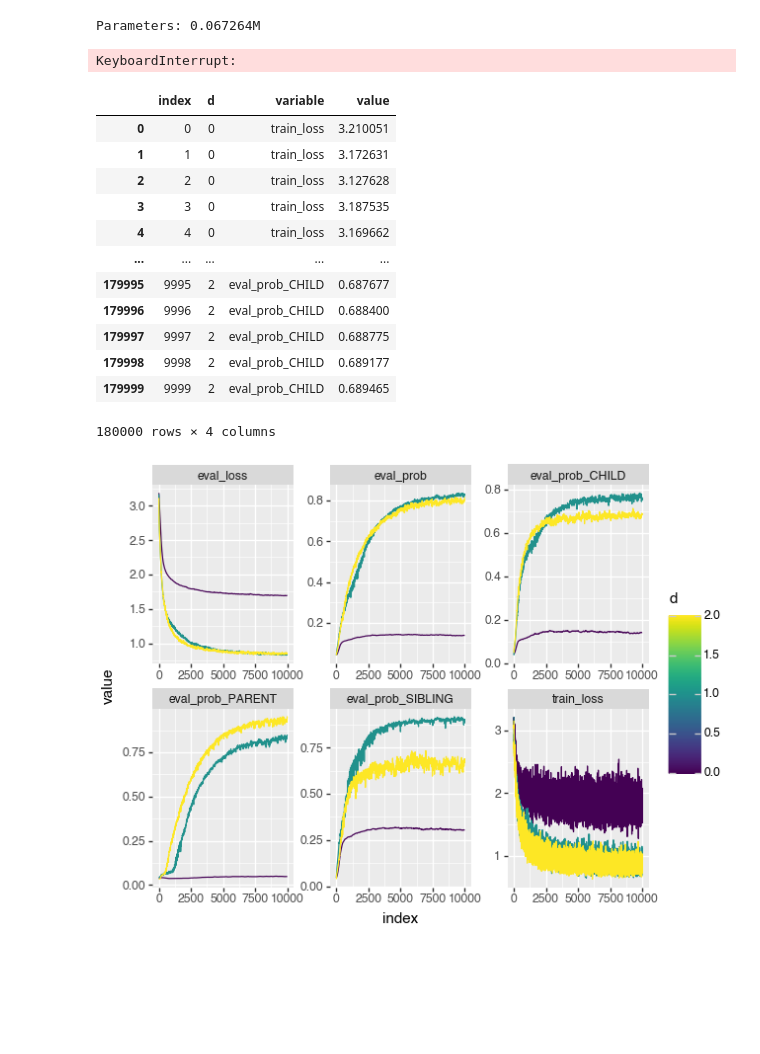
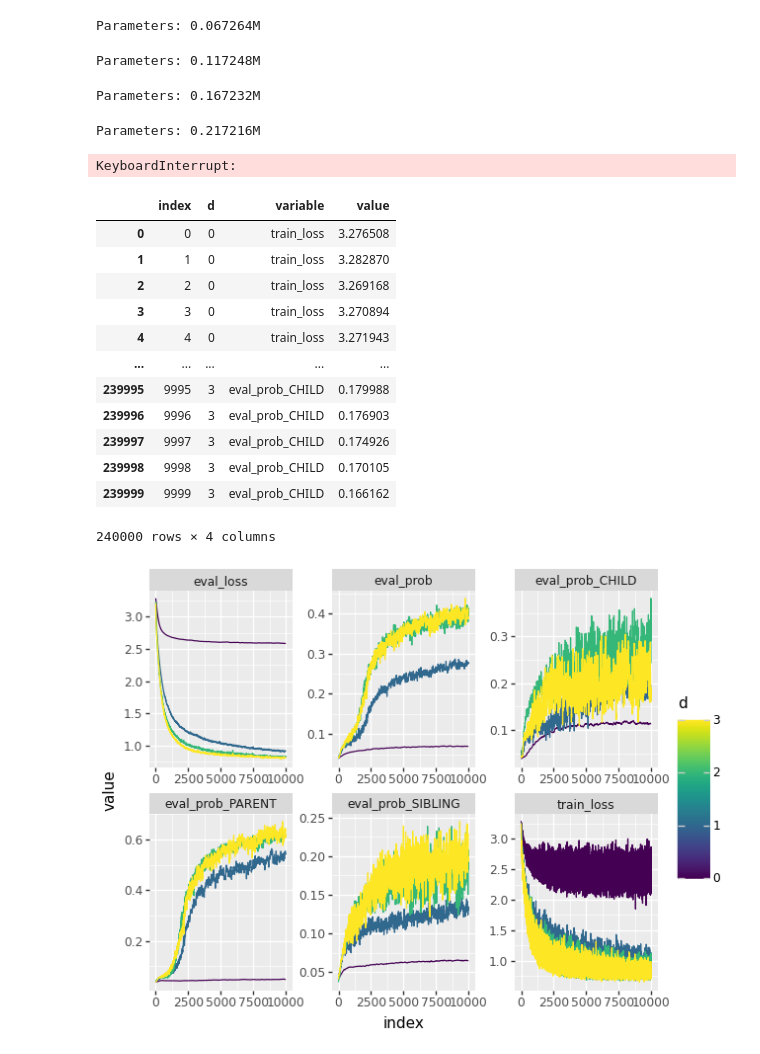
Before and after one commit to aryamanarora/tinylang, a Jupyter notebook: notebooks/pcfg.ipynb, the cells around one changed output. Drawn from its saved outputs; the diff is of its cells as text; code cells hidden in the pictures; blank space fills up the shorter version.

```diff
--- a/notebooks/pcfg.ipynb
+++ b/notebooks/pcfg.ipynb
@@ -8,7 +8,7 @@ import pandas as pd
 import plotnine as p9
 from sklearn.feature_selection import r_regression
 
-device = "cpu"
+device = "cuda:0" if torch.cuda.is_available() else "cpu"
 # %%
 pcfg = PCFG(num_terminals=20, num_nonterminals=10, max_rhs_len=10, max_rules_per_nt=5, max_depth=10, head_position="left", mask_nonquery=False)
 # pcfg = PCFG(num_terminals=20, num_nonterminals=10, max_rhs_len=4, max_rules_per_nt=3, max_depth=5, head_position="left")
@@ -22,7 +22,7 @@ n_embd = 64
 n_head = 2
 n_inner = 4
 
-for n_layer in range(0, 2):
+for n_layer in range(0, 4):
 # for n_embd in [16, 32, 64, 128]:
 # for n_head in [1, 2, 4, 8]:
 # for n_inner in [0.5, 1, 2, 4]:
@@ -48,7 +48,10 @@ for n_layer in range(0, 2):
     model_dict[n_layer] = model
 # %% [output]
 Parameters: 0.067264M
-KeyboardInterrupt:
+Parameters: 0.117248M
+Parameters: 0.167232M
+Parameters: 0.217216M
+KeyboardInterrupt:
 # %%
 combined_cols = []
 for d in loss_dict:
@@ -62,26 +65,28 @@ df = df.melt(id_vars=["index", "d"])
 df
 # %% [output]
 |  | index | d | variable | value |
-| 0 | 0 | 0 | train_loss | 3.210051 |
-| 1 | 1 | 0 | train_loss | 3.172631 |
-| 2 | 2 | 0 | train_loss | 3.127628 |
-| 3 | 3 | 0 | train_loss | 3.187535 |
-| 4 | 4 | 0 | train_loss | 3.169662 |
+| 0 | 0 | 0 | train_loss | 3.276508 |
+| 1 | 1 | 0 | train_loss | 3.282870 |
+| 2 | 2 | 0 | train_loss | 3.269168 |
+| 3 | 3 | 0 | train_loss | 3.270894 |
+| 4 | 4 | 0 | train_loss | 3.271943 |
 | ... | ... | ... | ... | ... |
-| 179995 | 9995 | 2 | eval_prob_CHILD | 0.687677 |
-| 179996 | 9996 | 2 | eval_prob_CHILD | 0.688400 |
-| 179997 | 9997 | 2 | eval_prob_CHILD | 0.688775 |
-| 179998 | 9998 | 2 | eval_prob_CHILD | 0.689177 |
-| 179999 | 9999 | 2 | eval_prob_CHILD | 0.689465 |
+| 239995 | 9995 | 3 | eval_prob_CHILD | 0.179988 |
+| 239996 | 9996 | 3 | eval_prob_CHILD | 0.176903 |
+| 239997 | 9997 | 3 | eval_prob_CHILD | 0.174926 |
+| 239998 | 9998 | 3 | eval_prob_CHILD | 0.170105 |
+| 239999 | 9999 | 3 | eval_prob_CHILD | 0.166162 |
-180000 rows × 4 columns
+240000 rows × 4 columns
 # %%
 %config InlineBackend.figure_format = 'png'
+
 plot = (
     p9.ggplot(df, p9.aes(x="index", y="value", color="d", group="d")) +
     p9.geom_line() +
-    p9.facet_wrap("variable", scales="free")
+    p9.facet_wrap("variable", scales="free") +
+    p9.labs(fill="layers")
     # p9.scale_x_log10()
 )
 plot.show()
 # %% [output]
-[figure, old version]
+[figure, new version]
```
Also changed, not shown: parts of 3 cells of this notebook.
